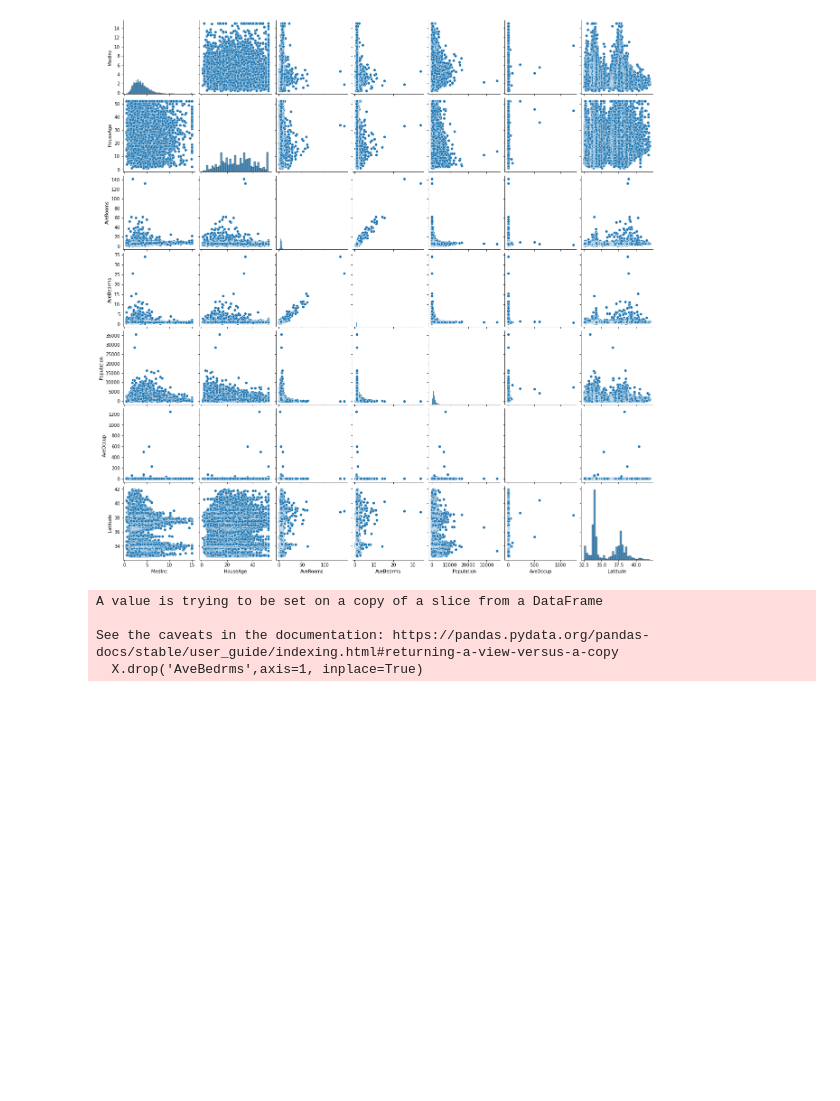
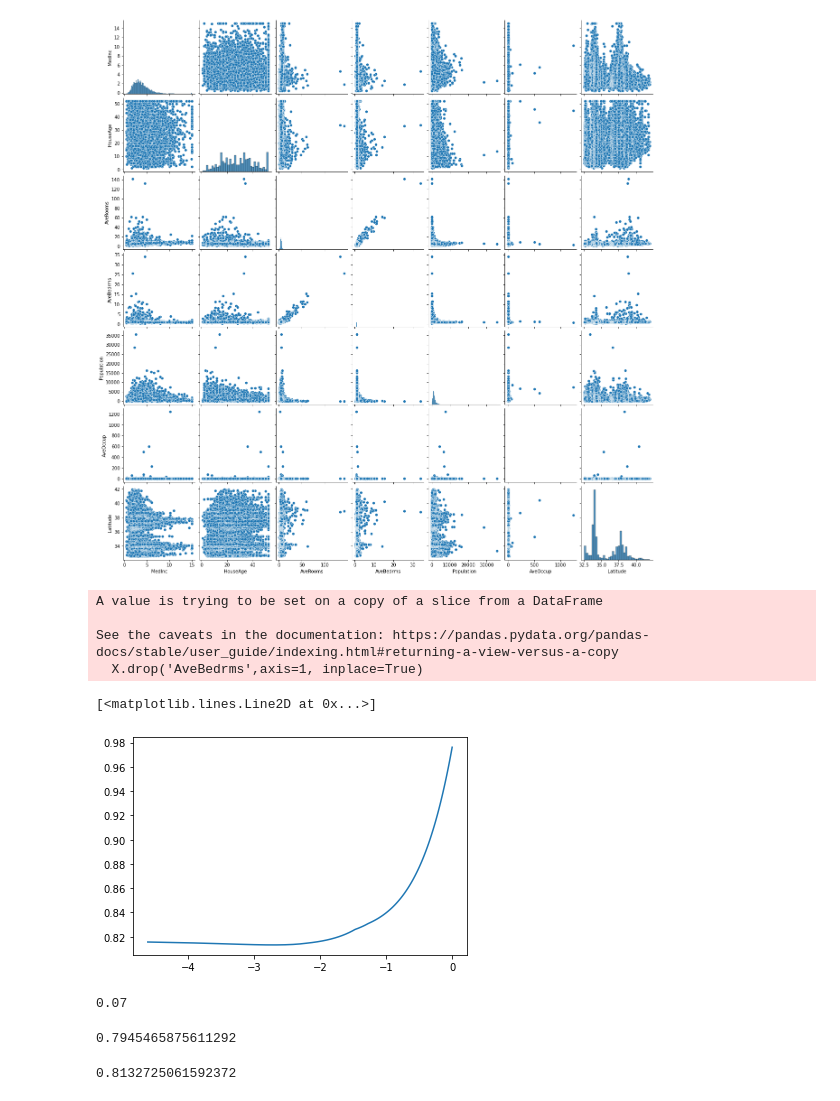
Before and after one commit to Mohitchvk/Streamlit, a Jupyter notebook: test.ipynb, the cells around one changed output. Saved outputs shown, nothing was run; the diff lists cells and outputs as text; code cells hidden in the pictures; blank space fills up the shorter version.

Commit message:
model trained using Lasso

```diff
--- a/test.ipynb
+++ b/test.ipynb
@@ -126,3 +126,41 @@ A value is trying to be set on a copy of a slice from a DataFrame
 
 See the caveats in the documentation: https://pandas.pydata.org/pandas-docs/stable/user_guide/indexing.html#returning-a-view-versus-a-copy
   X.drop('AveBedrms',axis=1, inplace=True)
+# %%
+from sklearn.model_selection import train_test_split
+x_train, x_test, y_train, y_test = train_test_split(X,y,test_size=0.3,random_state=0)
+# %%
+from sklearn.linear_model import Lasso
+from sklearn.metrics import mean_squared_error
+
+lambdas = np.arange(0,1.01,0.01)
+
+rmse_list = []
+
+for l in lambdas:
+    model = Lasso(alpha=l, max_iter=10000).fit(x_train, y_train)
+    y_pred = model.predict(x_test)
+    rmse = np.sqrt(mean_squared_error(y_test, y_pred))
+    rmse_list.append(rmse)
+# %%
+plt.plot(np.log(lambdas), rmse_list)
+# %% [output]
+[<matplotlib.lines.Line2D at 0x...>]
+[figure, added]
+# %%
+lambdas[np.argmin(rmse_list)]
+# %% [output]
+0.07
+# %%
+model = Lasso(alpha=0.07, max_iter=10000).fit(x_train, y_train)
+y_pred = model.predict(x_train)
+rmse = np.sqrt(mean_squared_error(y_train, y_pred))
+rmse
+# %% [output]
+0.7945465875611292
+# %%
+y_pred = model.predict(x_test)
+rmse = np.sqrt(mean_squared_error(y_test, y_pred))
+rmse
+# %% [output]
+0.8132725061592372
```
